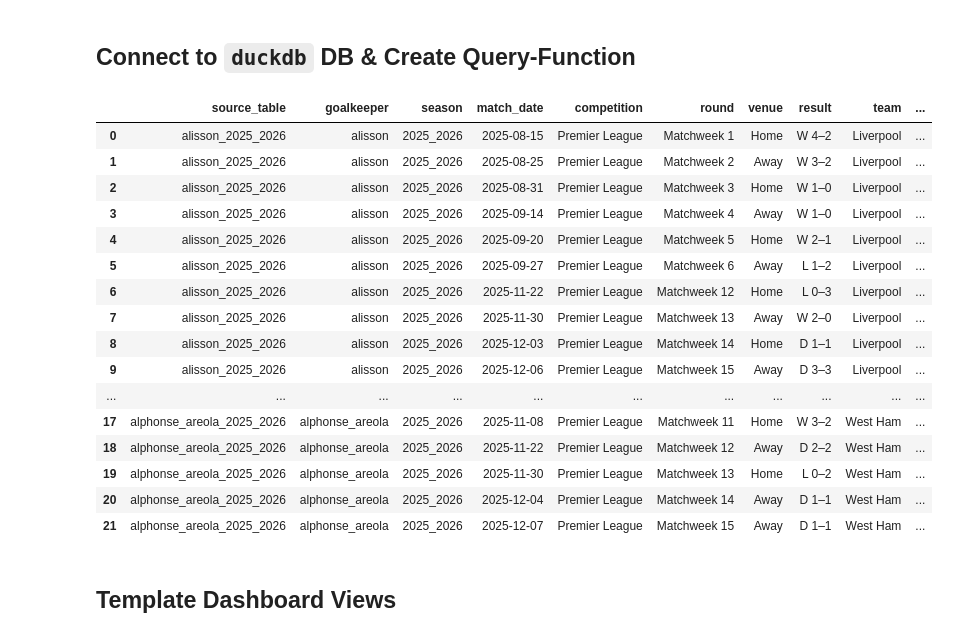
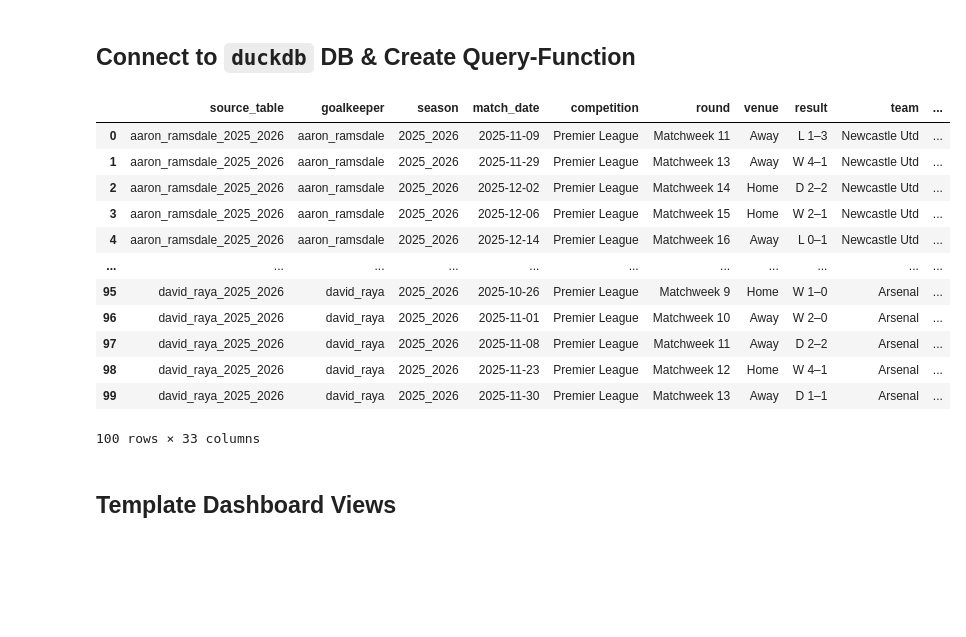
Before and after one commit to SHarrison00/gk_performance_tracker, a Jupyter notebook: notebooks/01_exploratory_data_analysis.ipynb, the cells around one changed output. Cells and saved outputs as stored; diff of their text form; code cells hidden in the pictures; blank space fills up the shorter version.

```diff
--- a/notebooks/01_exploratory_data_analysis.ipynb
+++ b/notebooks/01_exploratory_data_analysis.ipynb
@@ -18,41 +18,38 @@ print(DB_PATH)
 # %%
 # Connect to duckdb
 con = duckdb.connect(str(DB_PATH), read_only=False)
 con.execute("PRAGMA enable_progress_bar=true;")
 
 # Create query-function
 def q(sql: str, *params):
     """Run a SQL query and return a pandas DataFrame."""
     return con.execute(sql, params).df()
 
 pd.set_option("display.max_columns", None)
 pd.set_option("display.width", None)
 pd.set_option("display.max_colwidth", None)
 
 # Example usage of query-function
 q("""
 select *
 from stg_matchlogs__parsed
 where minutes_played > 0
 and competition = 'Premier League'
+limit 100
 """)
 # %% [output]
 |  | source_table | goalkeeper | season | match_date | competition | round | venue | result | team | ... |
-| 0 | alisson_2025_2026 | alisson | 2025_2026 | 2025-08-15 | Premier League | Matchweek 1 | Home | W 4–2 | Liverpool | ... |
-| 1 | alisson_2025_2026 | alisson | 2025_2026 | 2025-08-25 | Premier League | Matchweek 2 | Away | W 3–2 | Liverpool | ... |
-| 2 | alisson_2025_2026 | alisson | 2025_2026 | 2025-08-31 | Premier League | Matchweek 3 | Home | W 1–0 | Liverpool | ... |
-| 3 | alisson_2025_2026 | alisson | 2025_2026 | 2025-09-14 | Premier League | Matchweek 4 | Away | W 1–0 | Liverpool | ... |
-| 4 | alisson_2025_2026 | alisson | 2025_2026 | 2025-09-20 | Premier League | Matchweek 5 | Home | W 2–1 | Liverpool | ... |
-| 5 | alisson_2025_2026 | alisson | 2025_2026 | 2025-09-27 | Premier League | Matchweek 6 | Away | L 1–2 | Liverpool | ... |
-| 6 | alisson_2025_2026 | alisson | 2025_2026 | 2025-11-22 | Premier League | Matchweek 12 | Home | L 0–3 | Liverpool | ... |
-| 7 | alisson_2025_2026 | alisson | 2025_2026 | 2025-11-30 | Premier League | Matchweek 13 | Away | W 2–0 | Liverpool | ... |
-| 8 | alisson_2025_2026 | alisson | 2025_2026 | 2025-12-03 | Premier League | Matchweek 14 | Home | D 1–1 | Liverpool | ... |
-| 9 | alisson_2025_2026 | alisson | 2025_2026 | 2025-12-06 | Premier League | Matchweek 15 | Away | D 3–3 | Liverpool | ... |
+| 0 | aaron_ramsdale_2025_2026 | aaron_ramsdale | 2025_2026 | 2025-11-09 | Premier League | Matchweek 11 | Away | L 1–3 | Newcastle Utd | ... |
+| 1 | aaron_ramsdale_2025_2026 | aaron_ramsdale | 2025_2026 | 2025-11-29 | Premier League | Matchweek 13 | Away | W 4–1 | Newcastle Utd | ... |
+| 2 | aaron_ramsdale_2025_2026 | aaron_ramsdale | 2025_2026 | 2025-12-02 | Premier League | Matchweek 14 | Home | D 2–2 | Newcastle Utd | ... |
+| 3 | aaron_ramsdale_2025_2026 | aaron_ramsdale | 2025_2026 | 2025-12-06 | Premier League | Matchweek 15 | Home | W 2–1 | Newcastle Utd | ... |
+| 4 | aaron_ramsdale_2025_2026 | aaron_ramsdale | 2025_2026 | 2025-12-14 | Premier League | Matchweek 16 | Away | L 0–1 | Newcastle Utd | ... |
 | ... | ... | ... | ... | ... | ... | ... | ... | ... | ... | ... |
-| 17 | alphonse_areola_2025_2026 | alphonse_areola | 2025_2026 | 2025-11-08 | Premier League | Matchweek 11 | Home | W 3–2 | West Ham | ... |
-| 18 | alphonse_areola_2025_2026 | alphonse_areola | 2025_2026 | 2025-11-22 | Premier League | Matchweek 12 | Away | D 2–2 | West Ham | ... |
-| 19 | alphonse_areola_2025_2026 | alphonse_areola | 2025_2026 | 2025-11-30 | Premier League | Matchweek 13 | Home | L 0–2 | West Ham | ... |
-| 20 | alphonse_areola_2025_2026 | alphonse_areola | 2025_2026 | 2025-12-04 | Premier League | Matchweek 14 | Away | D 1–1 | West Ham | ... |
-| 21 | alphonse_areola_2025_2026 | alphonse_areola | 2025_2026 | 2025-12-07 | Premier League | Matchweek 15 | Away | D 1–1 | West Ham | ... |
+| 95 | david_raya_2025_2026 | david_raya | 2025_2026 | 2025-10-26 | Premier League | Matchweek 9 | Home | W 1–0 | Arsenal | ... |
+| 96 | david_raya_2025_2026 | david_raya | 2025_2026 | 2025-11-01 | Premier League | Matchweek 10 | Away | W 2–0 | Arsenal | ... |
+| 97 | david_raya_2025_2026 | david_raya | 2025_2026 | 2025-11-08 | Premier League | Matchweek 11 | Away | D 2–2 | Arsenal | ... |
+| 98 | david_raya_2025_2026 | david_raya | 2025_2026 | 2025-11-23 | Premier League | Matchweek 12 | Home | W 4–1 | Arsenal | ... |
+| 99 | david_raya_2025_2026 | david_raya | 2025_2026 | 2025-11-30 | Premier League | Matchweek 13 | Away | D 1–1 | Arsenal | ... |
+100 rows × 33 columns
 # %% [markdown]
 ## Template Dashboard Views
```
Also changed, not shown: parts of 4 cells of this notebook, 8 other files.
